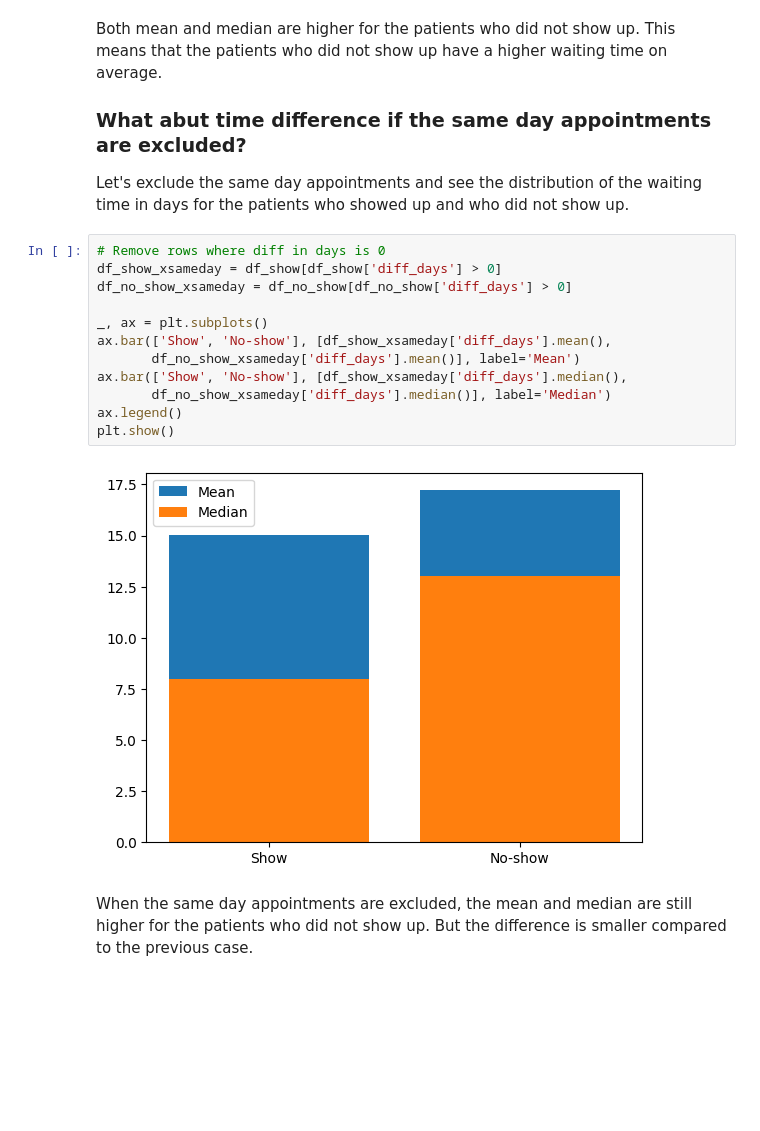
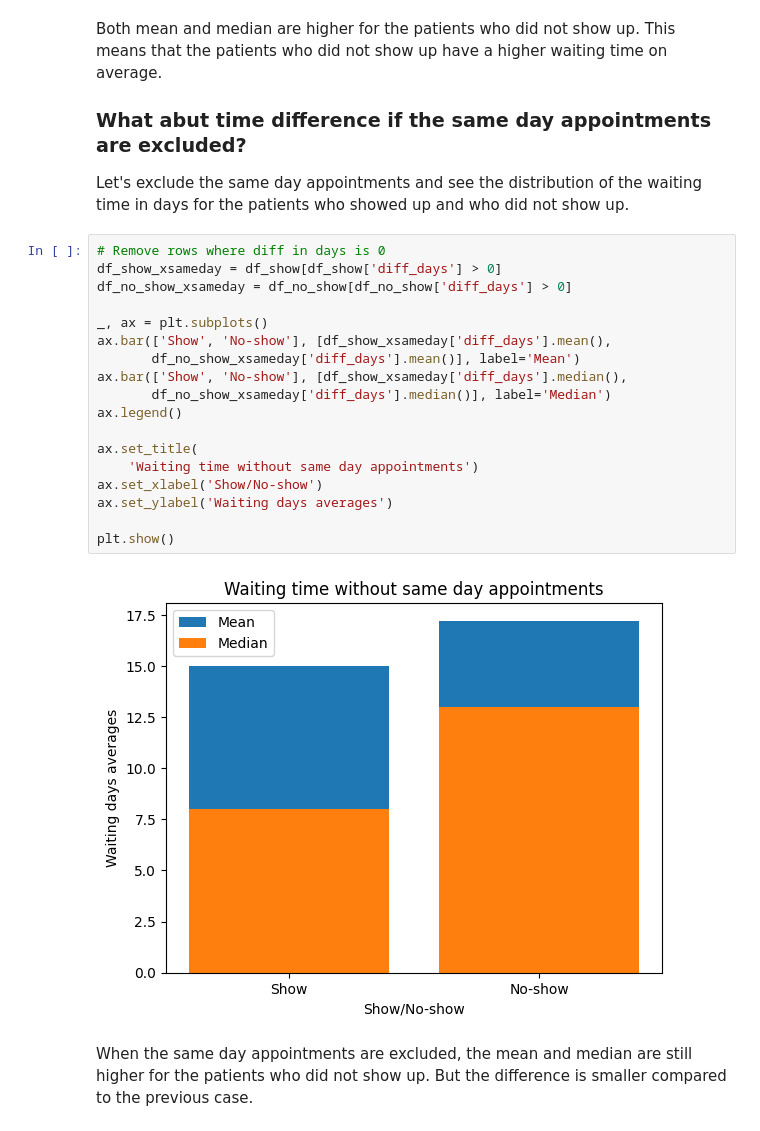
Before and after one commit to reposandermets/data-analysis-no-show, a Jupyter notebook: Investigate_a_Dataset.ipynb, the cells around one changed output. Saved outputs shown, nothing was run; the diff lists cells and outputs as text; blank space fills up the shorter version.

```diff
--- a/Investigate_a_Dataset.ipynb
+++ b/Investigate_a_Dataset.ipynb
@@ -313,17 +326,23 @@ Let's exclude the same day appointments and see the distribution of the waiting
 # %%
 # Remove rows where diff in days is 0
 df_show_xsameday = df_show[df_show['diff_days'] > 0]
 df_no_show_xsameday = df_no_show[df_no_show['diff_days'] > 0]
 
 _, ax = plt.subplots()
 ax.bar(['Show', 'No-show'], [df_show_xsameday['diff_days'].mean(),
        df_no_show_xsameday['diff_days'].mean()], label='Mean')
 ax.bar(['Show', 'No-show'], [df_show_xsameday['diff_days'].median(),
        df_no_show_xsameday['diff_days'].median()], label='Median')
 ax.legend()
+
+ax.set_title(
+    'Waiting time without same day appointments')
+ax.set_xlabel('Show/No-show')
+ax.set_ylabel('Waiting days averages')
+
 plt.show()
 # %% [output]
-[figure, old version]
+[figure, new version]
 # %% [markdown]
 When the same day appointments are excluded, the mean and median are still higher for the patients who did not show up. But the difference is smaller compared to the previous case.
 # %% [markdown]
```
Also changed, not shown: parts of 7 cells of this notebook, 2 other files.
